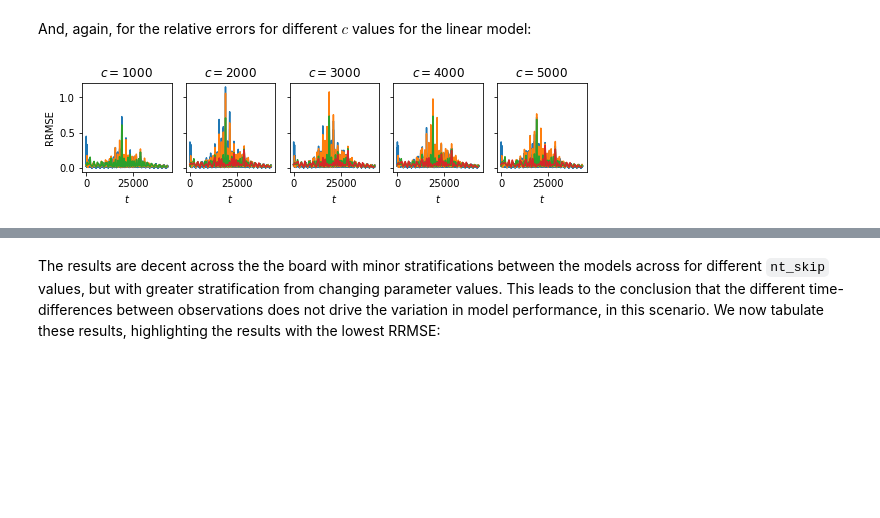
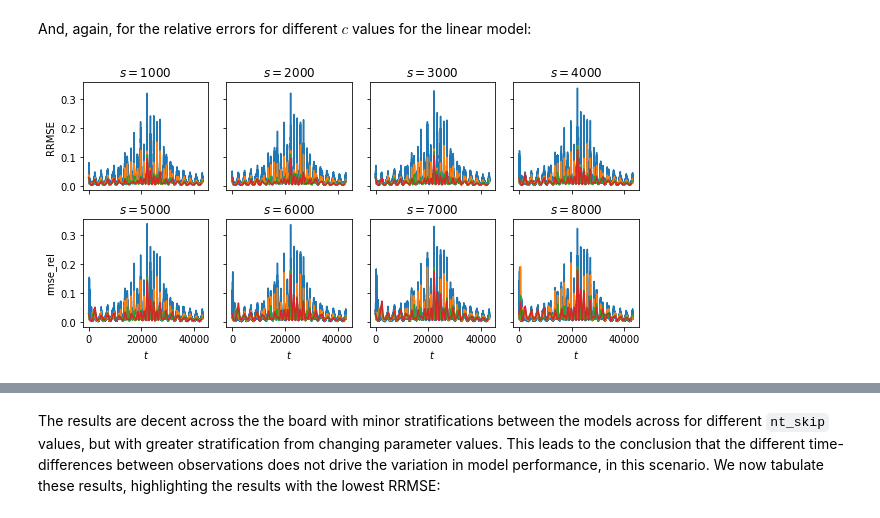
Before and after one commit to connor-duffin/sswe, a Jupyter notebook: notebooks/misspecification-analysis.ipynb, the cells around one changed output, grey strips where cells are left out. Cells and saved outputs as stored; diff of their text form; code cells hidden in the pictures; blank space fills up the shorter version.

```diff
--- a/notebooks/misspecification-analysis.ipynb
+++ b/notebooks/misspecification-analysis.ipynb
@@ -77,17 +78,15 @@ def errors_from_output_file(output_file, prior=False):
         checkpoint.close()
         return xr.merge([dgp_error_ds, rmse_rel_ds])
 # %%
-from glob import glob
-
-output_files = glob(
-    "../outputs/swe-bump-tidal-redo/nonlinear-posterior-c-*.h5")
+output_files_post = glob(
+    "../outputs/swe-tidal-redo/nonlinear-posterior-s-*.h5")
 
 errors_ds = []
-for output_file in output_files:
-    e = errors_from_output_file(output_file)
+for output_file in output_files_post:
+    e = errors_from_output_file(output_file, prior=False)
     errors_ds.append(e)
 
-errors = xr.merge(errors_ds)
-errors
+errors_post = xr.merge(errors_ds)
+errors_post
 # %% [output]
 <xarray.Dataset>
@@ -129,17 +128,17 @@ Data variables:
 First we plot the results across the different observation intervals to see how things stack up across time. We first look at the relative errors across time, for different values of `nt_skip`, for the true value of $c$:
 # %%
 # assert errors_nonlinear.coords["c"][1] == 10.
-nus =  errors.coords["nu"].to_numpy()
+nus =  errors_post.coords["nu"].to_numpy()
 nu_labels = [fr"$\nu = {texp(f'{nu:.1e}', False)}$" for nu in nus]
 
-p = errors.rmse_rel.isel(c=0, nu=slice(0, 6)).interpolate_na(dim="t").plot(
+p = errors_post.rmse_rel.isel(s=1).interpolate_na(dim="t").plot(
     hue="nt_skip", col="nu",
     figsize=(1.5 * figure_sizes["fullwidth"], 0.3 * figure_sizes["fullwidth"]),
-    sharex=True, sharey=False)
+    sharex=True, sharey=True)
 
 # figure customization
-# p.figlegend.set_title(r"$k$")
-p.figlegend.remove()
+p.figlegend.set_title(r"$k$")
+# p.figlegend.remove()
 
 for i, ax in enumerate(p.axes.flat):
     ax.set_title(nu_labels[i])
@@ -156,26 +155,26 @@ plt.savefig("../figures/nt-skip-nu-grid.pdf", dpi=600)
 # %% [markdown]
 And, again, for the relative errors for different $c$ values for the linear model:
 # %%
-p = errors.rmse_rel.isel(nu=0).interpolate_na(dim="t").plot(
-    hue="nt_skip", col="c", col_wrap=5,
-    figsize=(1.1 * figure_sizes["fullwidth"], 0.3 * figure_sizes["fullwidth"]),
-    sharey=True)
+p = errors_post.rmse_rel.isel(nu=0).interpolate_na(dim="t").plot(
+    hue="nt_skip", col="s", col_wrap=4,
+    figsize=(1.2 * figure_sizes["fullwidth"], 0.6 * figure_sizes["fullwidth"]),
+    sharex=True, sharey=True)
 
 # figure customization
 p.figlegend.set_title(r"$k$")
 p.figlegend.remove()
 
-cs =  errors.coords["c"].to_numpy()
-c_labels = [fr"$c = {c:.0f}$" for c in cs]
+s_all =  errors_post.coords["s"].to_numpy()
+s_labels = [fr"$s = {s:.0f}$" for s in s_all]
 for i, ax in enumerate(p.axes.flat):
-    ax.set_title(c_labels[i])
+    ax.set_title(s_labels[i])
 
-for ax in p.axes.flat:
+for ax in p.axes[-1, :].flat:
     ax.set_xlabel(r"$t$")
 
 p.axes[0, 0].set_ylabel("RRMSE")
-plt.savefig("../figures/nt-skip-c-grid.pdf", dpi=600)
+plt.savefig("../figures/nt-skip-s-grid.pdf", dpi=600)
 # %% [output]
-[figure, old version]
+[figure, new version]
 # %%
 fig, ax = plt.subplots(1, 1,  constrained_layout=True, figsize=(10, 4))
```
Also changed, not shown: parts of 13 cells of this notebook, 3 other files.
